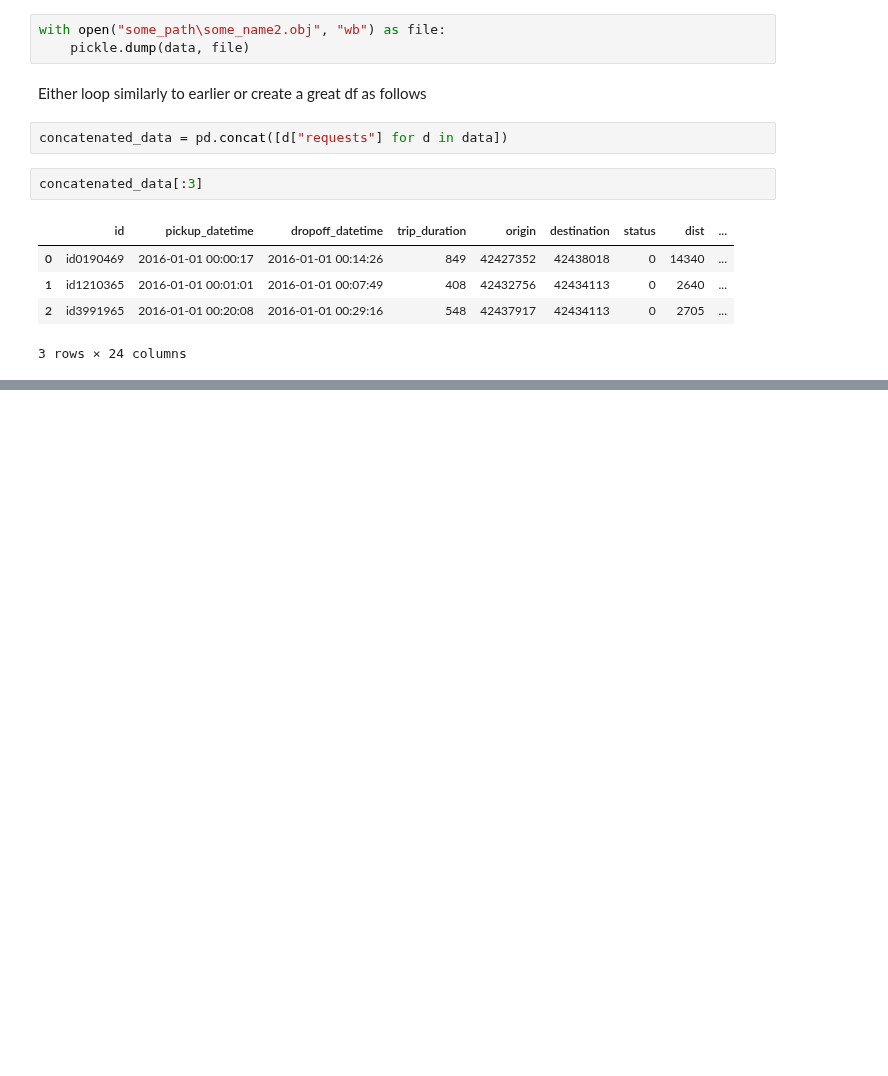
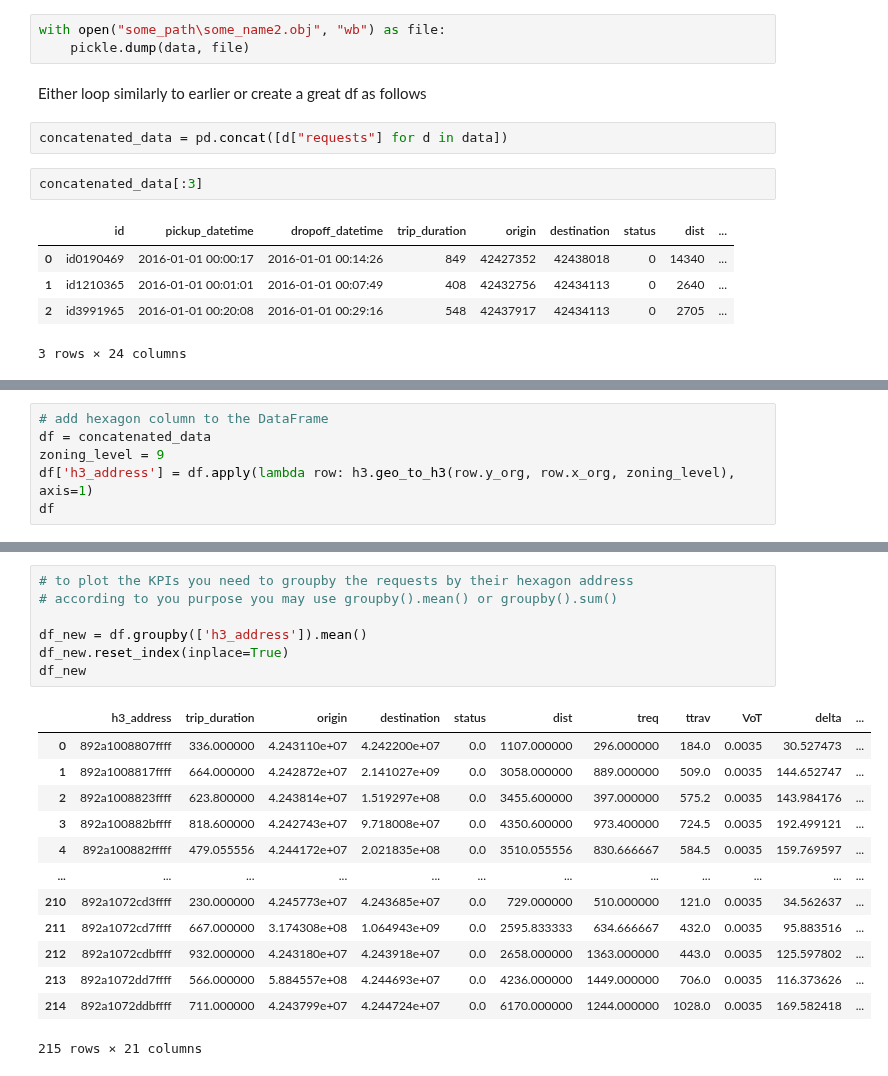
Before and after one commit to OlhaShulikaUJ/ExMAS-plotting, a Jupyter notebook: Adding_hexagons.ipynb, the cells around one changed output, grey strips where cells are left out. Drawn from its saved outputs; the diff is of its cells as text; blank space fills up the shorter version.

Commit message:
hexagon plots added

```diff
--- a/Adding_hexagons.ipynb
+++ b/Adding_hexagons.ipynb
@@ -101,0 +111,6 @@ len(concatenated_data)
+# %%
+# add hexagon column to the DataFrame
+df = concatenated_data
+zoning_level = 9
+df['h3_address'] = df.apply(lambda row: h3.geo_to_h3(row.y_org, row.x_org, zoning_level), axis=1)
+df
@@ -101,0 +176,21 @@ len(concatenated_data)
+# %%
+# to plot the KPIs you need to groupby the requests by their hexagon address
+# according to you purpose you may use groupby().mean() or groupby().sum()
+
+df_new = df.groupby(['h3_address']).mean()
+df_new.reset_index(inplace=True)
+df_new
+# %% [output]
+|  | h3_address | trip_duration | origin | destination | status | dist | treq | ttrav | VoT | delta | ... |
+| 0 | 892a1008807ffff | 336.000000 | 4.243110e+07 | 4.242200e+07 | 0.0 | 1107.000000 | 296.000000 | 184.0 | 0.0035 | 30.527473 | ... |
+| 1 | 892a1008817ffff | 664.000000 | 4.242872e+07 | 2.141027e+09 | 0.0 | 3058.000000 | 889.000000 | 509.0 | 0.0035 | 144.652747 | ... |
+| 2 | 892a1008823ffff | 623.800000 | 4.243814e+07 | 1.519297e+08 | 0.0 | 3455.600000 | 397.000000 | 575.2 | 0.0035 | 143.984176 | ... |
+| 3 | 892a100882bffff | 818.600000 | 4.242743e+07 | 9.718008e+07 | 0.0 | 4350.600000 | 973.400000 | 724.5 | 0.0035 | 192.499121 | ... |
+| 4 | 892a100882fffff | 479.055556 | 4.244172e+07 | 2.021835e+08 | 0.0 | 3510.055556 | 830.666667 | 584.5 | 0.0035 | 159.769597 | ... |
+| ... | ... | ... | ... | ... | ... | ... | ... | ... | ... | ... | ... |
+| 210 | 892a1072cd3ffff | 230.000000 | 4.245773e+07 | 4.243685e+07 | 0.0 | 729.000000 | 510.000000 | 121.0 | 0.0035 | 34.562637 | ... |
+| 211 | 892a1072cd7ffff | 667.000000 | 3.174308e+08 | 1.064943e+09 | 0.0 | 2595.833333 | 634.666667 | 432.0 | 0.0035 | 95.883516 | ... |
+| 212 | 892a1072cdbffff | 932.000000 | 4.243180e+07 | 4.243918e+07 | 0.0 | 2658.000000 | 1363.000000 | 443.0 | 0.0035 | 125.597802 | ... |
+| 213 | 892a1072dd7ffff | 566.000000 | 5.884557e+08 | 4.244693e+07 | 0.0 | 4236.000000 | 1449.000000 | 706.0 | 0.0035 | 116.373626 | ... |
+| 214 | 892a1072ddbffff | 711.000000 | 4.243799e+07 | 4.244724e+07 | 0.0 | 6170.000000 | 1244.000000 | 1028.0 | 0.0035 | 169.582418 | ... |
+215 rows × 21 columns
```
Also changed, not shown: parts of 10 cells of this notebook.
